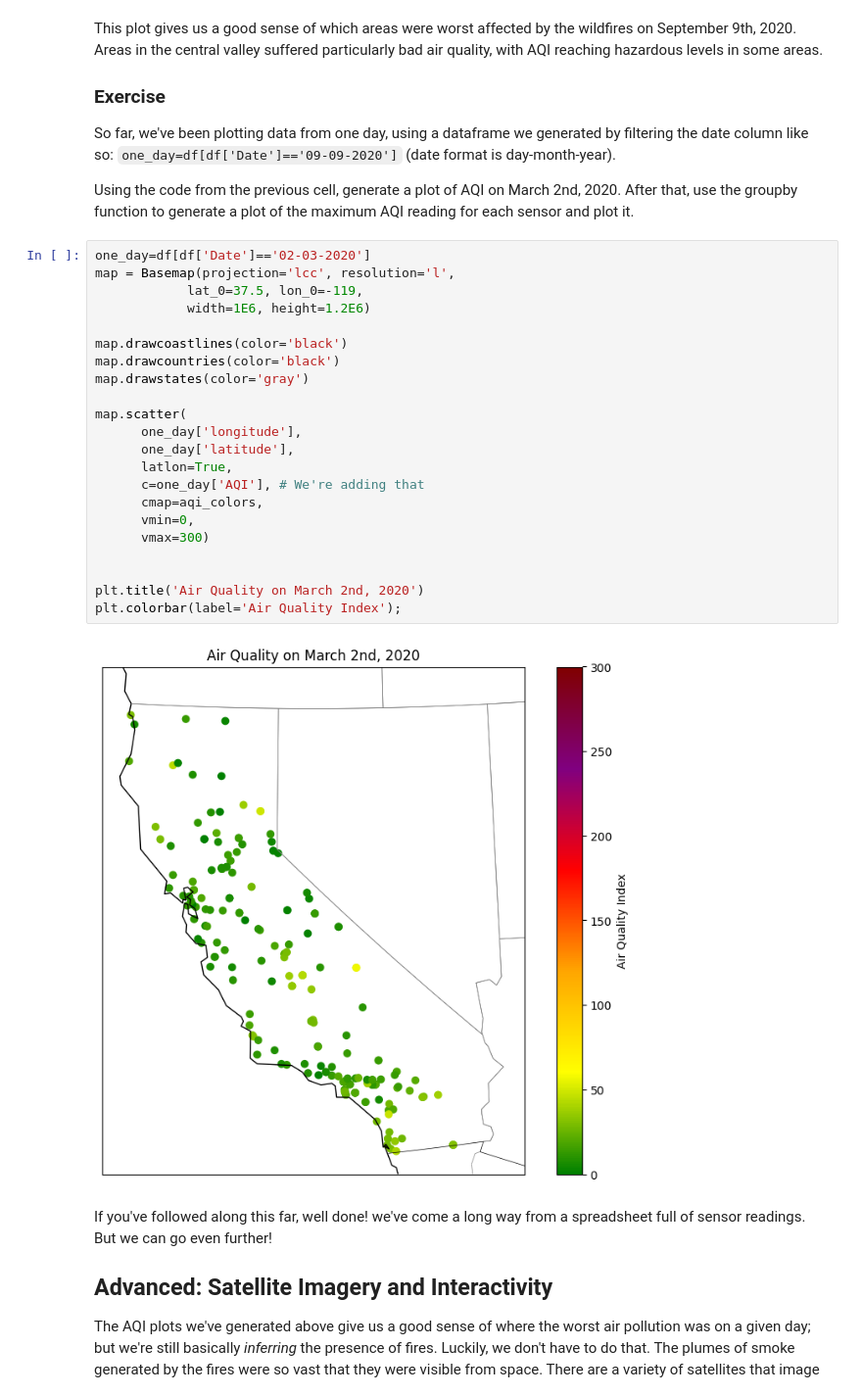
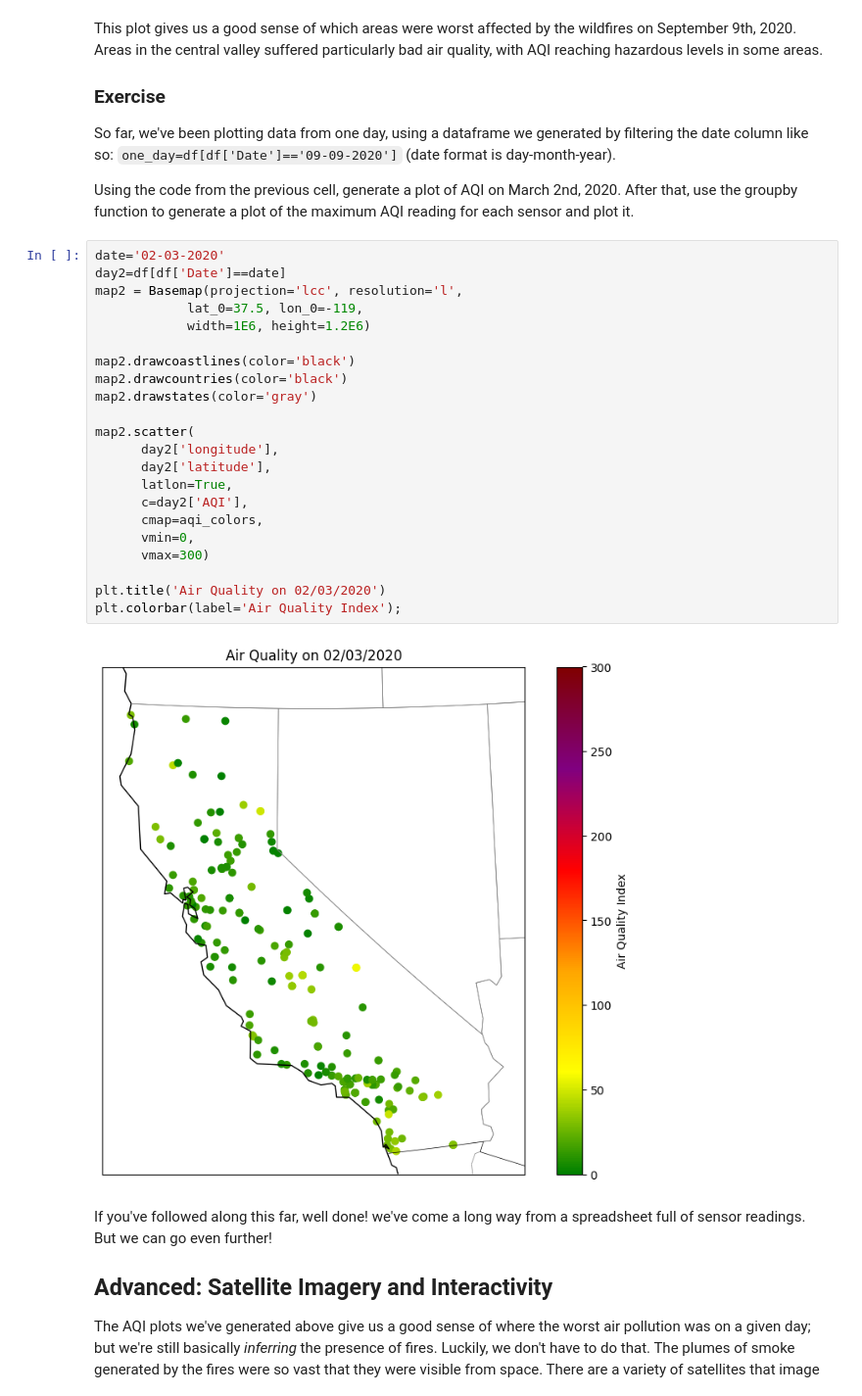
Before and after one commit to alxbxck/QM2, a Jupyter notebook: notebooks/W03. Spatial Data.ipynb, the cells around one changed output. Shown at 98% size. Cells and saved outputs as stored; diff of their text form.

```diff
--- a/notebooks/W03. Spatial Data.ipynb
+++ b/notebooks/W03. Spatial Data.ipynb
@@ -467,29 +453,29 @@ So far, we've been plotting data from one day, using a dataframe we generated by
 
 Using the code from the previous cell, generate a plot of AQI on March 2nd, 2020. After that, use the groupby function to generate a plot of the maximum AQI reading for each sensor and plot it.
 # %%
-one_day=df[df['Date']=='02-03-2020']
-map = Basemap(projection='lcc', resolution='l',
+date='02-03-2020'
+day2=df[df['Date']==date]
+map2 = Basemap(projection='lcc', resolution='l',
             lat_0=37.5, lon_0=-119,
             width=1E6, height=1.2E6)
 
-map.drawcoastlines(color='black')
-map.drawcountries(color='black')
-map.drawstates(color='gray')
+map2.drawcoastlines(color='black')
+map2.drawcountries(color='black')
+map2.drawstates(color='gray')
 
-map.scatter(
-      one_day['longitude'],
-      one_day['latitude'],
+map2.scatter(
+      day2['longitude'],
+      day2['latitude'],
       latlon=True,
-      c=one_day['AQI'], # We're adding that
+      c=day2['AQI'],
       cmap=aqi_colors,
       vmin=0,
       vmax=300)
 
-
-plt.title('Air Quality on March 2nd, 2020')
+plt.title('Air Quality on 02/03/2020')
 plt.colorbar(label='Air Quality Index');
 # %% [output]
-[figure, old version]
+[figure, new version]
 # %% [markdown]
 If you've followed along this far, well done! we've come a long way from a spreadsheet full of sensor readings. But we can go even further!
 
```
Also changed, not shown: parts of 21 cells of this notebook.
